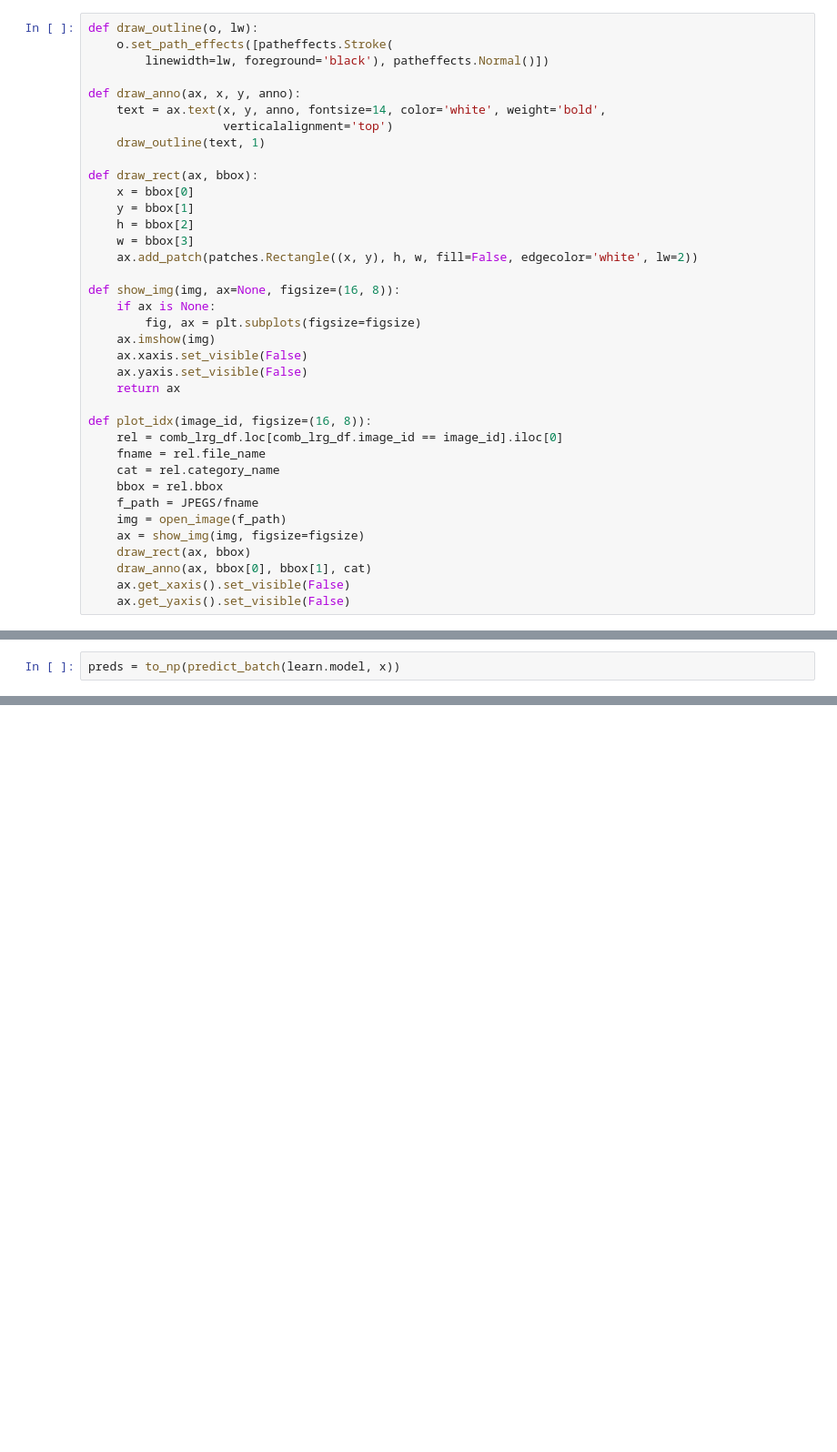
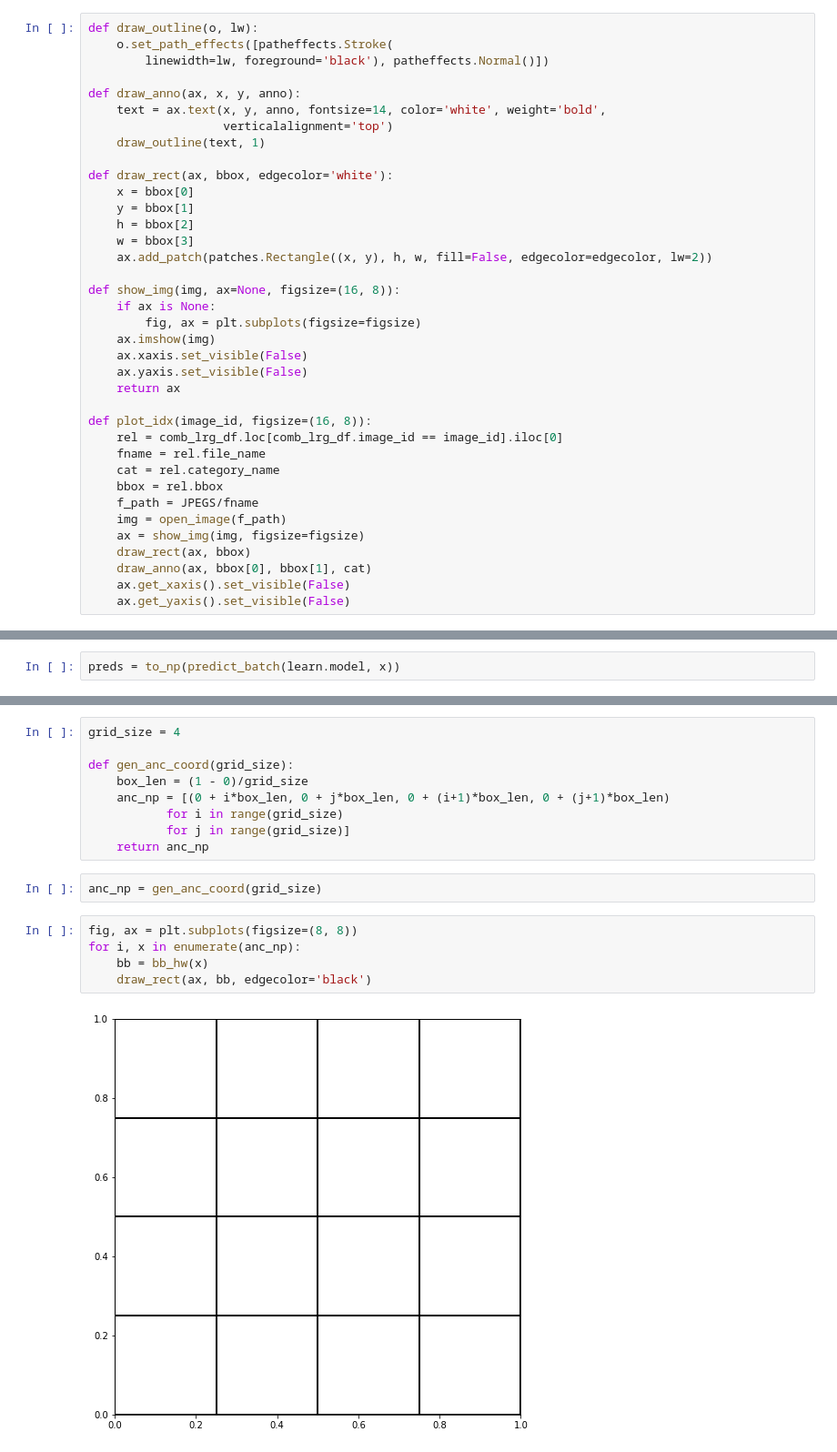
Before and after one commit to ganesh-krishnan/fastai, a Jupyter notebook: courses/dl2/pascal-multi_gk.ipynb, the cells around one changed output, grey strips where cells are left out. Shown at 91% size. Cells and saved outputs as stored; diff of their text form; blank space fills up the shorter version.

```diff
--- a/courses/dl2/pascal-multi_gk.ipynb
+++ b/courses/dl2/pascal-multi_gk.ipynb
@@ -78,12 +78,12 @@ def draw_anno(ax, x, y, anno):
                    verticalalignment='top')
     draw_outline(text, 1)
 
-def draw_rect(ax, bbox):
+def draw_rect(ax, bbox, edgecolor='white'):
     x = bbox[0]
     y = bbox[1]
     h = bbox[2]
     w = bbox[3]
-    ax.add_patch(patches.Rectangle((x, y), h, w, fill=False, edgecolor='white', lw=2))
+    ax.add_patch(patches.Rectangle((x, y), h, w, fill=False, edgecolor=edgecolor, lw=2))
 
 def show_img(img, ax=None, figsize=(16, 8)):
     if ax is None:
@@ -208,0 +220,18 @@ plot_mc(x, preds, 0.5)
+# %%
+grid_size = 4
+
+def gen_anc_coord(grid_size):
+    box_len = (1 - 0)/grid_size
+    anc_np = [(0 + i*box_len, 0 + j*box_len, 0 + (i+1)*box_len, 0 + (j+1)*box_len)
+           for i in range(grid_size)
+           for j in range(grid_size)]
+    return anc_np
+# %%
+anc_np = gen_anc_coord(grid_size)
+# %%
+fig, ax = plt.subplots(figsize=(8, 8))
+for i, x in enumerate(anc_np):
+    bb = bb_hw(x)
+    draw_rect(ax, bb, edgecolor='black')
+# %% [output]
+[figure, added]
```
Also changed, not shown: parts of 32 cells of this notebook.
